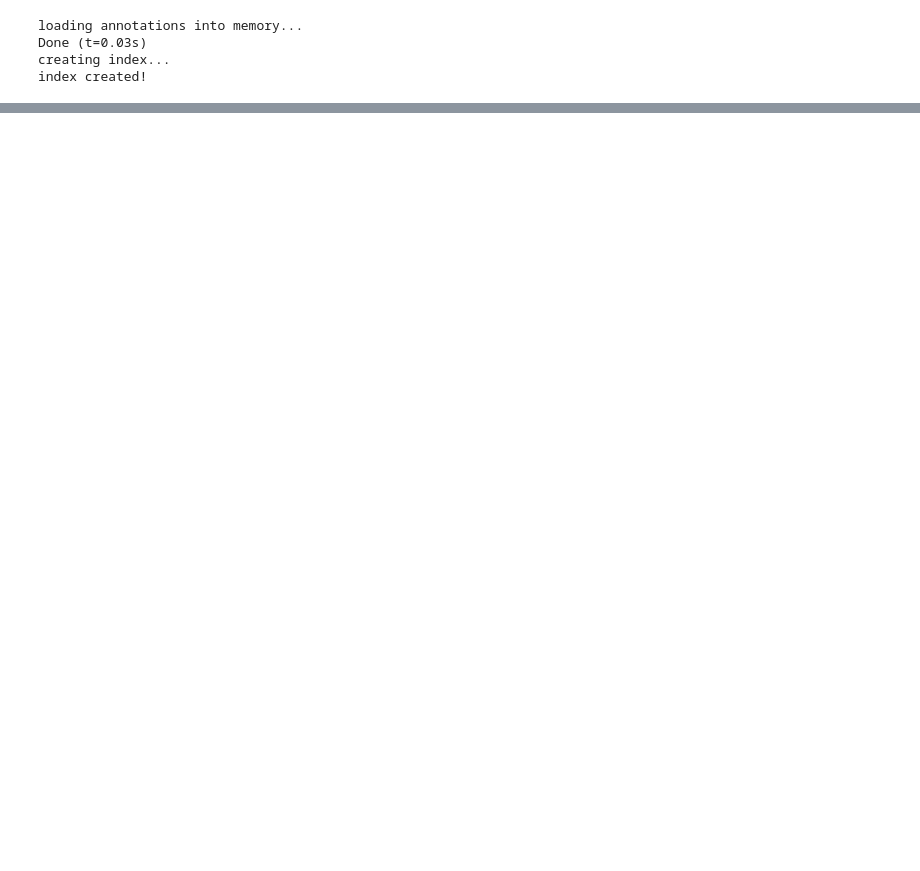
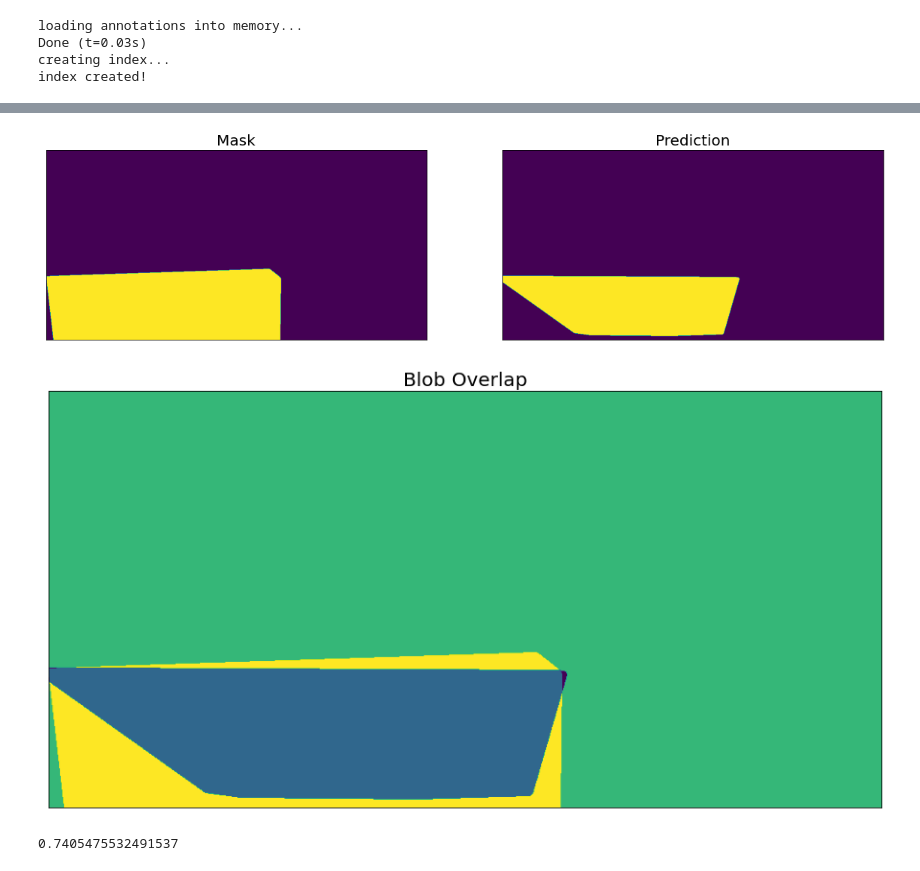
Before and after one commit to Amsterdam-Internships/Fence-Detection, a Jupyter notebook: notebooks/test-unet-predictions.ipynb, the cells around one changed output, grey strips where cells are left out. Drawn from its saved outputs; the diff is of its cells as text; code cells hidden in the pictures; blank space fills up the shorter version.

```diff
--- a/notebooks/test-unet-predictions.ipynb
+++ b/notebooks/test-unet-predictions.ipynb
@@ -114,0 +128,43 @@ visualize(ground_truth=mask,
+# %%
+def to_blobs(mask, threshold=.5, blobber=DBSCAN):
+    """
+    """
+    canvas = np.zeros(mask.shape)
+    contours = []
+
+    # get all positive prediction coordinates
+    coords = np.flip(np.column_stack(np.where(mask > threshold)), axis=1)
+
+    # use clustering algorithm to find labels per pixel coordinate
+    clustering = blobber(eps=50, min_samples=10).fit(coords)
+    coord_labels = clustering.labels_
+
+    # get non noisy cluster labels
+    labels = np.unique(coord_labels)
+    labels = labels[labels >= 0]
+
+    for label in labels:
+        cluster = coords[coord_labels == label]
+        contour = cluster[ConvexHull(cluster).vertices]
+
+        contours.append(contour)
+
+    return cv2.drawContours(canvas, contours, -1, 1, -1)
+# %%
+idx = 84
+
+mask_blobs = to_blobs(data[idx][1].squeeze())
+pred_blobs = to_blobs(preds[idx].numpy())
+
+pred_blobs[pred_blobs == 0] = -1
+
+blob_overlap = (mask_blobs - pred_blobs)
+
+visualize(mask=mask_blobs, prediction=pred_blobs)
+visualize(blob_overlap=blob_overlap)
+
+np.count_nonzero(blob_overlap == 0) / np.count_nonzero(mask_blobs == 1)
+# %% [output]
+[figure, added]
+[figure, added]
+0.7405475532491537
```
Also changed, not shown: parts of 9 cells of this notebook, 1 other file.
